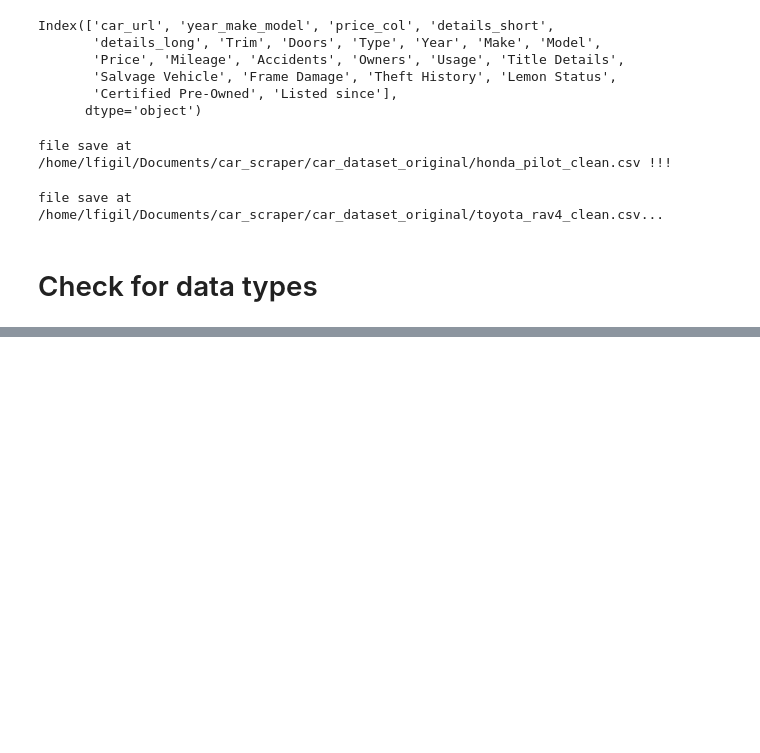
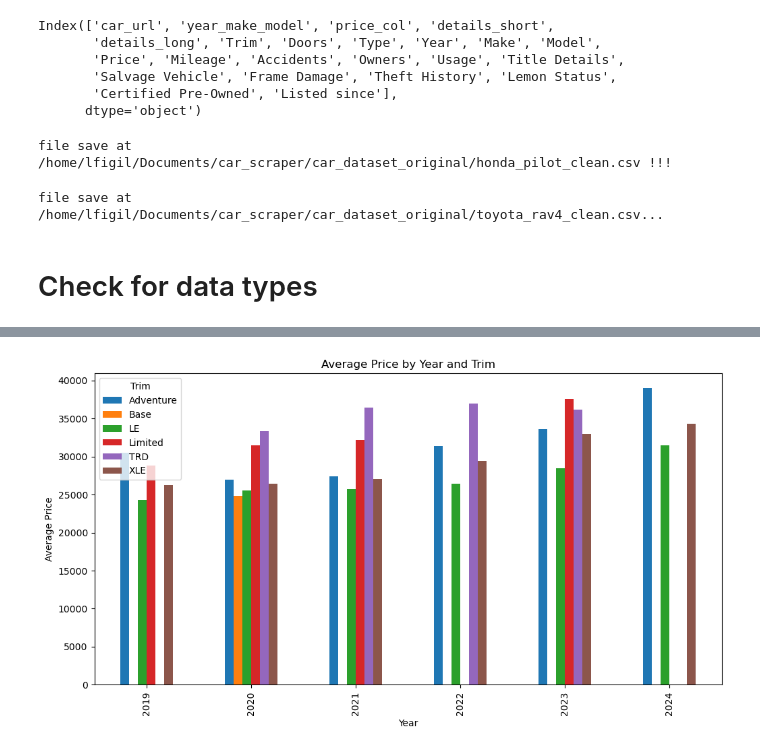
Before and after one commit to lfigil/car_scraper, a Jupyter notebook: car_analysis.ipynb, the cells around one changed output, grey strips where cells are left out. Drawn from its saved outputs; the diff is of its cells as text; code cells hidden in the pictures; blank space fills up the shorter version.

```diff
--- a/car_analysis.ipynb
+++ b/car_analysis.ipynb
@@ -424,0 +592,12 @@ toyota_df['Listed since'] = pd.to_datetime(toyota_df['Listed since'], errors='co
+# %%
+# Calculate average price by Year and Trim
+avg_price = toyota_rav4_subset.groupby(['Year', 'Trim'])['price'].mean().unstack()
+
+# Plot the average price
+avg_price.plot(kind='bar')
+plt.xlabel('Year')
+plt.ylabel('Average Price')
+plt.title('Average Price by Year and Trim')
+plt.show()
+# %% [output]
+[figure, added]
```
Also changed, not shown: parts of 43 cells of this notebook, 15 other files.
